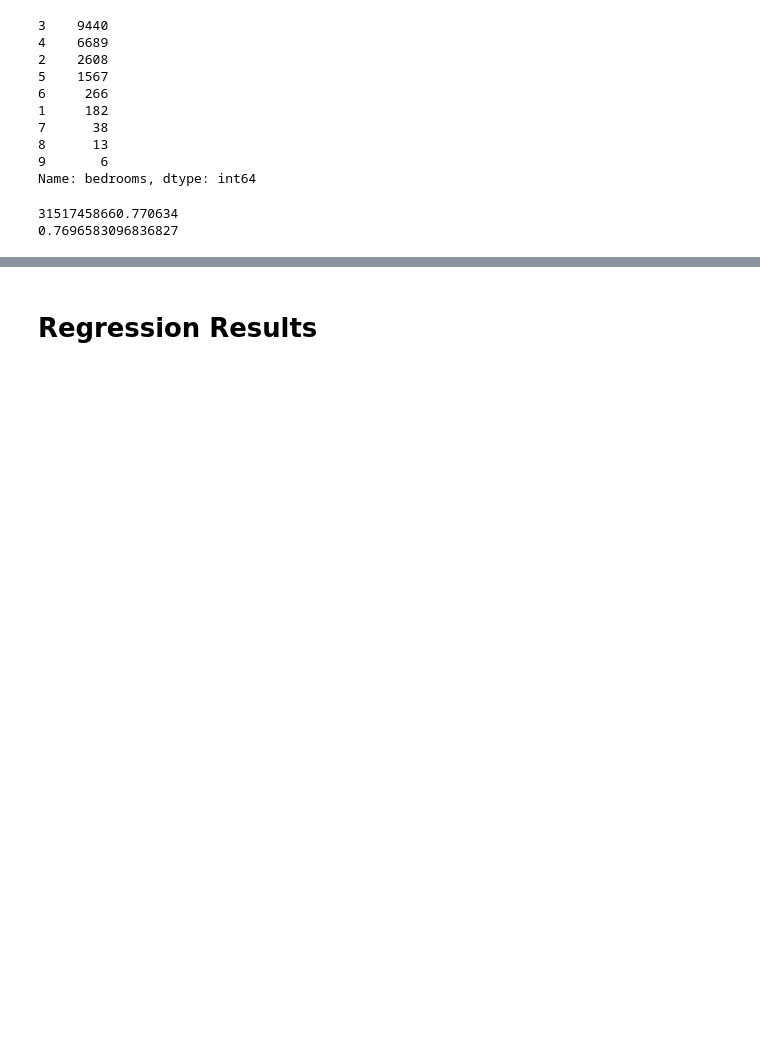
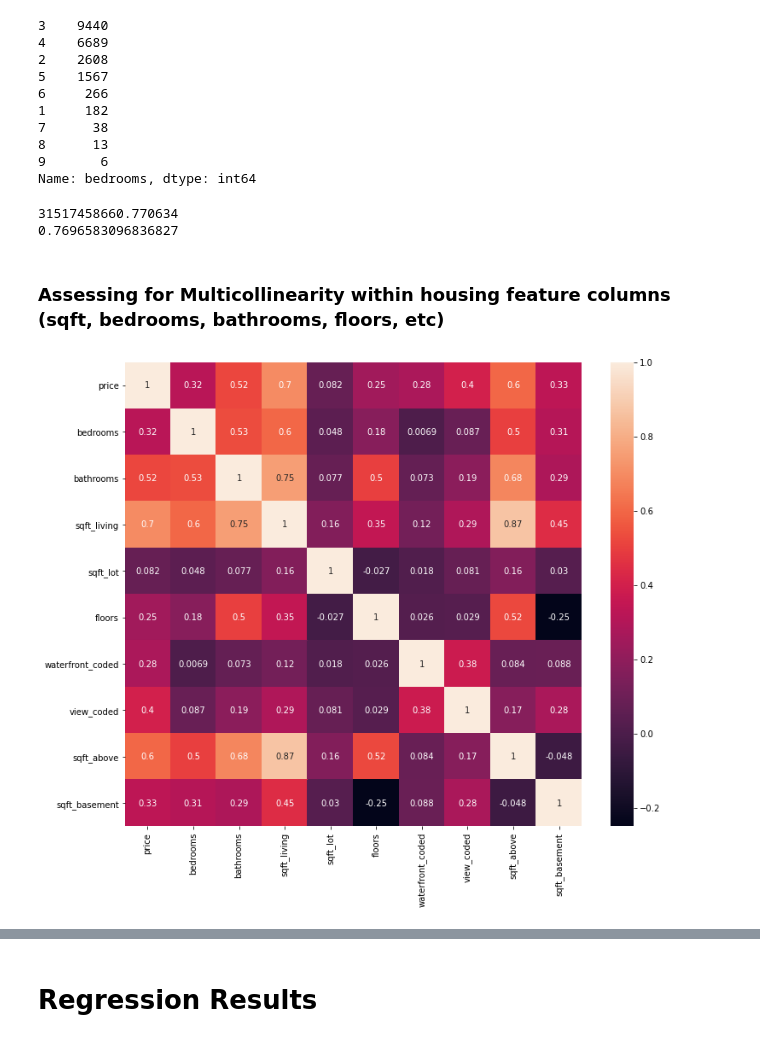
Before and after one commit to hannah-schurman/dsc-phase2-project, a Jupyter notebook: housing_sales_modeling.ipynb, the cells around one changed output, grey strips where cells are left out. Cells and saved outputs as stored; diff of their text form; code cells hidden in the pictures; blank space fills up the shorter version.

```diff
--- a/housing_sales_modeling.ipynb
+++ b/housing_sales_modeling.ipynb
@@ -446,3 +448,16 @@ print(r2_score(df_cities["price"], y_hat))
 # %% [output]
 31517458660.770634
 0.7696583096836827
+# %% [markdown]
+### Assessing for Multicollinearity within housing feature columns (sqft, bedrooms, bathrooms, floors, etc)
+# %%
+# create a correlation heat map for all the columns relating to house features (sqft, bedrooms, floors, etc)
+# checks if there are any features that might cause collinearity issues
+
+cols = ['price', 'bedrooms', 'bathrooms', 'sqft_living', 'sqft_lot', 'floors', 'waterfront_coded', 'view_coded', 'sqft_above', 'sqft_basement']
+corr = df_cities[cols].corr()
+
+fig, ax = plt.subplots(figsize=(12,10))
+sns.heatmap(corr, annot=True, ax=ax);
+# %% [output]
+[figure, added]
```
Also changed, not shown: parts of 6 cells of this notebook.
